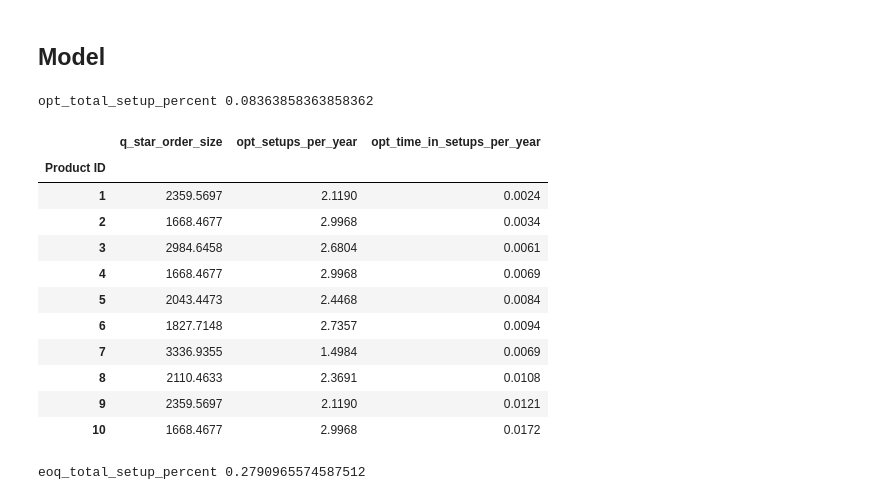
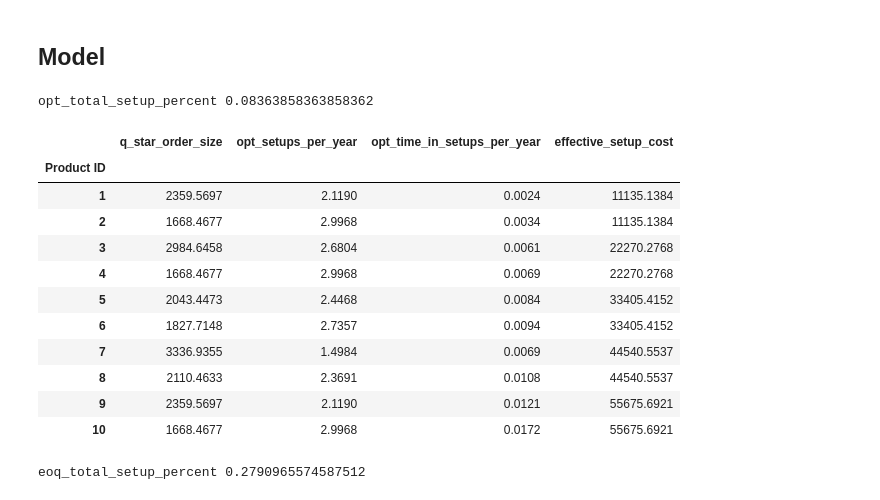
Before and after one commit to michaelswatson01/Capacitated-EOQ, a Jupyter notebook: CapacitatedEOQ.ipynb, the cells around one changed output. Drawn from its saved outputs; the diff is of its cells as text; code cells hidden in the pictures.

Commit message:
read from file
All data comes from files now.
Added an effective set-up cost  (to account for opportunity cost)

```diff
--- a/CapacitatedEOQ.ipynb
+++ b/CapacitatedEOQ.ipynb
@@ -24,0 +28,19 @@ cost_of_set_up_hour = 100
+# %%
+#This cell is for reading system wide inputs from a csv file.
+# We will be reading specific cells in a spreadsheet
+
+system_input_table = pd.read_csv('system_variables_v1.csv', header=None)
+total_hours = system_input_table.iloc[0, 1]
+avail_regular_hours = system_input_table.iloc[1, 1]
+
+avail_time_constraint = avail_regular_hours / total_hours  #expressed as a percentage
+
+inv_holding_cost_percent = system_input_table.iloc[2, 1]
+cost_of_set_up_hour = system_input_table.iloc[3, 1]
+
+system_input_table #display the table
+print("Total Hours: ", total_hours)
+print("Available Regular Hours: ", avail_regular_hours)
+print("Available Time Constraint: ", avail_time_constraint)
+print("Inventory Holding Cost Percent: ", inv_holding_cost_percent)
+print("Cost of Set Up Hour: ", cost_of_set_up_hour)
@@ -25,6 +53,11 @@ cost_of_set_up_hour = 100
 # %%
 #This cell is for reading the product-specific inputs
 
-product_input_table = pd.read_csv("product_input_v1.csv", index_col="Product ID")
-product_input_table # display the table
+product_input_table = pd.read_csv("product_input_v2.csv", index_col="Product ID")
+
+nominal_set_up_time = product_input_table['Set Up Time'].min()  # finds the minimum set up time.  This will be the nominal set up time.
+#I think the paper uses nominal time to make it easy to change for what-ifs
+
+print(product_input_table) # display the table
+print("Nominal Set Up Time: ", nominal_set_up_time)
 # %% [output]
@@ -43,5 +77,5 @@ product_input_table # display the table
 # %%
-product_input_table["product_set_up_time_hrs"] = product_input_table["Set Up Scaler-- (q-j)"] * nominal_set_up_time
-product_input_table["unit_set_up_cost"] = product_input_table["product_set_up_time_hrs"] * cost_of_set_up_hour
+product_input_table["Set Up Scaler-- (q-j)"] = product_input_table["Set Up Time"] / nominal_set_up_time
+product_input_table["unit_set_up_cost"] = product_input_table["Set Up Time"] * cost_of_set_up_hour
 product_input_table
 # %% [output]
@@ -64,7 +97,7 @@ INFO:numexpr.utils:NumExpr defaulting to 8 threads.
 # Rename the input table so that formulas are shorter and more readable
 
 inputs_df = product_input_table.copy()
-inputs_df.columns = ["demand", "cost", "rate", "scalar", "set_up_time", "set_up_cost"]
+inputs_df.columns = ["demand", "cost", "rate", "set_up_time", "scalar", "set_up_cost"]
 
 inputs_df
 # %% [output]
@@ -146,34 +179,38 @@ c_sum
 # %%
 # Optimal Results of capaciated model
 
 optimal_df = pd.DataFrame()
 
 if lambda_var <= 0:
     optimal_df["q_star_order_size"] = internal_calc_df["Q-1 (S)"]
 else:
     optimal_df["q_star_order_size"] = internal_calc_df["Q-2"]
 
 optimal_df["opt_setups_per_year"] = inputs_df["demand"] / optimal_df["q_star_order_size"]
 optimal_df["opt_time_in_setups_per_year"] = inputs_df["demand"] * inputs_df["scalar"] * sys_S_nomimal_set_up_years / optimal_df["q_star_order_size"]
 
 opt_total_setup_percent = optimal_df["opt_time_in_setups_per_year"].sum()
 
+#The effective set up cost is what the set up cost would need to be if the order size was calculated using an uncapacited EOQ model.
+#In other words, it takes into account the "opportunity cost" of the limited capacity. I'm not sure it is the full opportunity cost because we might need some revenue numbers too
+optimal_df["effective_setup_cost"] = (np.square(optimal_df["q_star_order_size"])) * (inv_holding_cost_percent * inputs_df["cost"]) / (2 * inputs_df["demand"])
+
 print("opt_total_setup_percent",opt_total_setup_percent)
 optimal_df.astype("float").round(4)
 # %% [output]
 opt_total_setup_percent 0.08363858363858362
-|  | q_star_order_size | opt_setups_per_year | opt_time_in_setups_per_year |
-| Product ID |  |  |  |
-| 1 | 2359.5697 | 2.1190 | 0.0024 |
-| 2 | 1668.4677 | 2.9968 | 0.0034 |
-| 3 | 2984.6458 | 2.6804 | 0.0061 |
-| 4 | 1668.4677 | 2.9968 | 0.0069 |
-| 5 | 2043.4473 | 2.4468 | 0.0084 |
-| 6 | 1827.7148 | 2.7357 | 0.0094 |
-| 7 | 3336.9355 | 1.4984 | 0.0069 |
-| 8 | 2110.4633 | 2.3691 | 0.0108 |
-| 9 | 2359.5697 | 2.1190 | 0.0121 |
-| 10 | 1668.4677 | 2.9968 | 0.0172 |
+|  | q_star_order_size | opt_setups_per_year | opt_time_in_setups_per_year | effective_setup_cost |
+| Product ID |  |  |  |  |
+| 1 | 2359.5697 | 2.1190 | 0.0024 | 11135.1384 |
+| 2 | 1668.4677 | 2.9968 | 0.0034 | 11135.1384 |
+| 3 | 2984.6458 | 2.6804 | 0.0061 | 22270.2768 |
+| 4 | 1668.4677 | 2.9968 | 0.0069 | 22270.2768 |
+| 5 | 2043.4473 | 2.4468 | 0.0084 | 33405.4152 |
+| 6 | 1827.7148 | 2.7357 | 0.0094 | 33405.4152 |
+| 7 | 3336.9355 | 1.4984 | 0.0069 | 44540.5537 |
+| 8 | 2110.4633 | 2.3691 | 0.0108 | 44540.5537 |
+| 9 | 2359.5697 | 2.1190 | 0.0121 | 55675.6921 |
+| 10 | 1668.4677 | 2.9968 | 0.0172 | 55675.6921 |
 # %%
 # EOQ, Unconstrained Results -- theorhetical best, but not feasible
 
```
Also changed, not shown: parts of 7 cells of this notebook, 2 other files.
